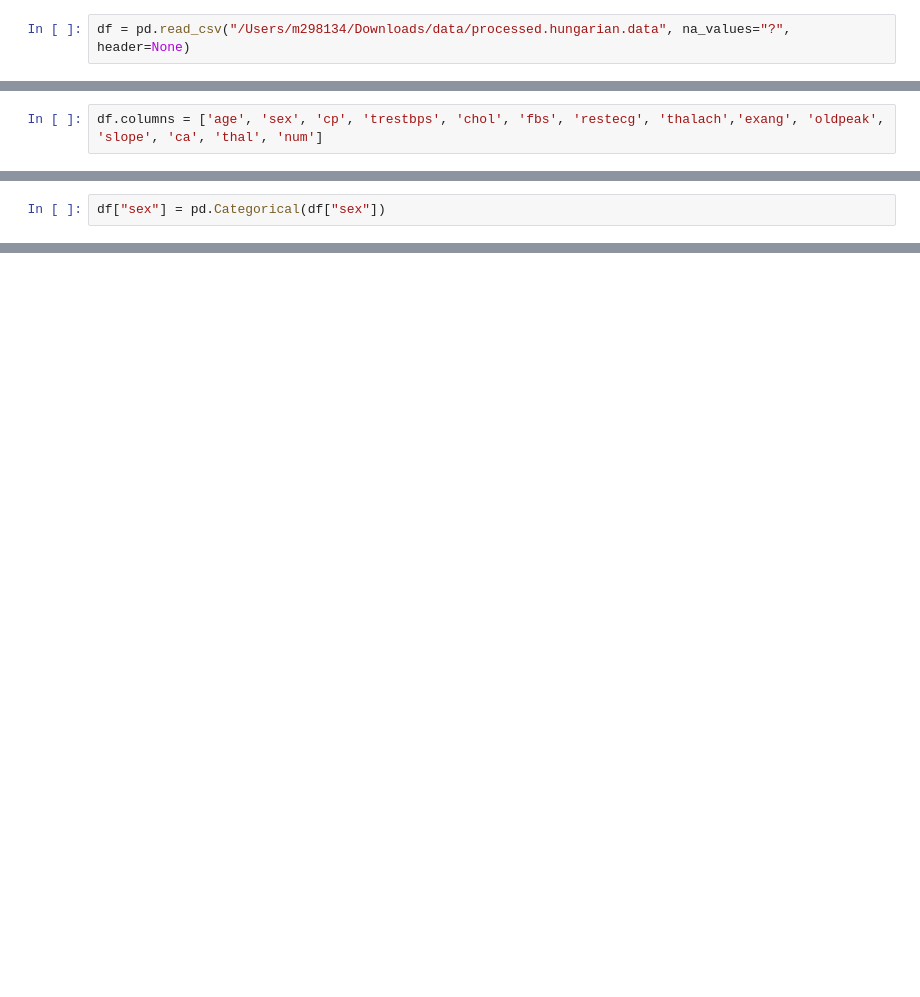
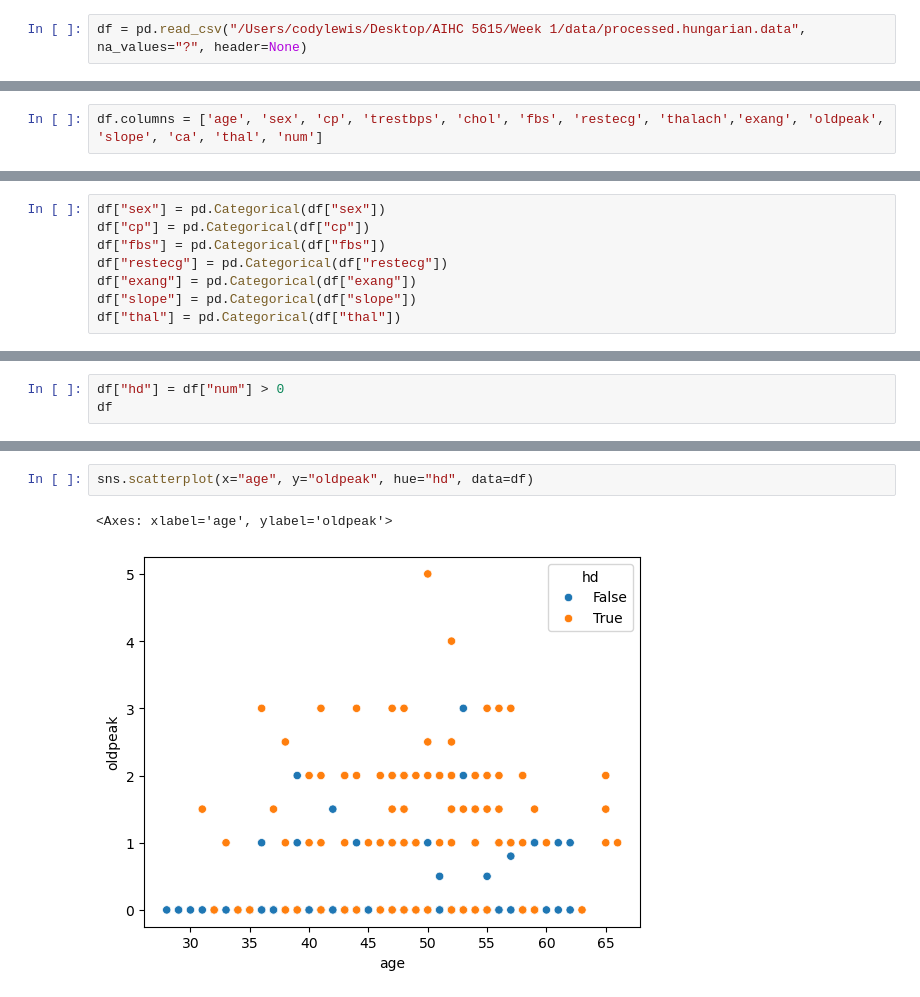
Before and after one commit to codylewis1286-spec/AI-5615-Homework, a Jupyter notebook: Homework1....ipynb, the cells around one changed output, grey strips where cells are left out. Drawn from its saved outputs; the diff is of its cells as text; blank space fills up the shorter version.

```diff
--- a/Homework1....ipynb
+++ b/Homework1....ipynb
@@ -9,4 +23,4 @@ df
 # %%
-df = pd.read_csv("/Users/m298134/Downloads/data/processed.hungarian.data", na_values="?", header=None)
+df = pd.read_csv("/Users/codylewis/Desktop/AIHC 5615/Week 1/data/processed.hungarian.data", na_values="?", header=None)
 # %%
 df
@@ -19,4 +95,10 @@ df.dtypes
 # %%
 df["sex"] = pd.Categorical(df["sex"])
+df["cp"] = pd.Categorical(df["cp"])
+df["fbs"] = pd.Categorical(df["fbs"])
+df["restecg"] = pd.Categorical(df["restecg"])
+df["exang"] = pd.Categorical(df["exang"])
+df["slope"] = pd.Categorical(df["slope"])
+df["thal"] = pd.Categorical(df["thal"])
 # %%
 df.dtypes
@@ -22,0 +151,3 @@ df.dtypes
+# %%
+df["hd"] = df["num"] > 0
+df
@@ -22,0 +168,5 @@ df.dtypes
+# %%
+sns.scatterplot(x="age", y="oldpeak", hue="hd", data=df)
+# %% [output]
+<Axes: xlabel='age', ylabel='oldpeak'>
+[figure, added]
```
Also changed, not shown: parts of 30 cells of this notebook.
